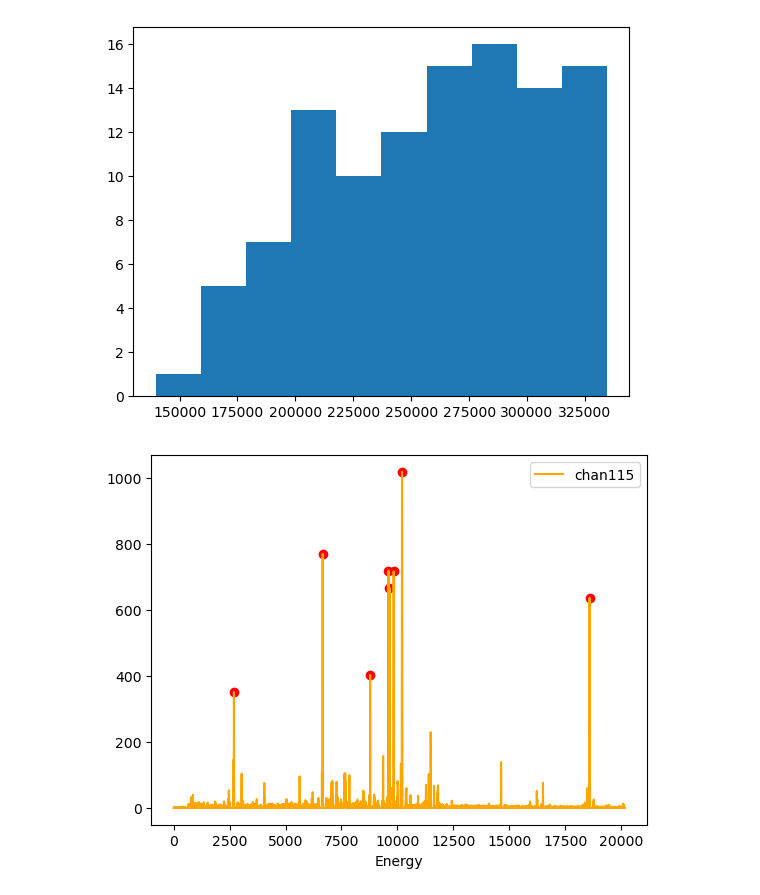
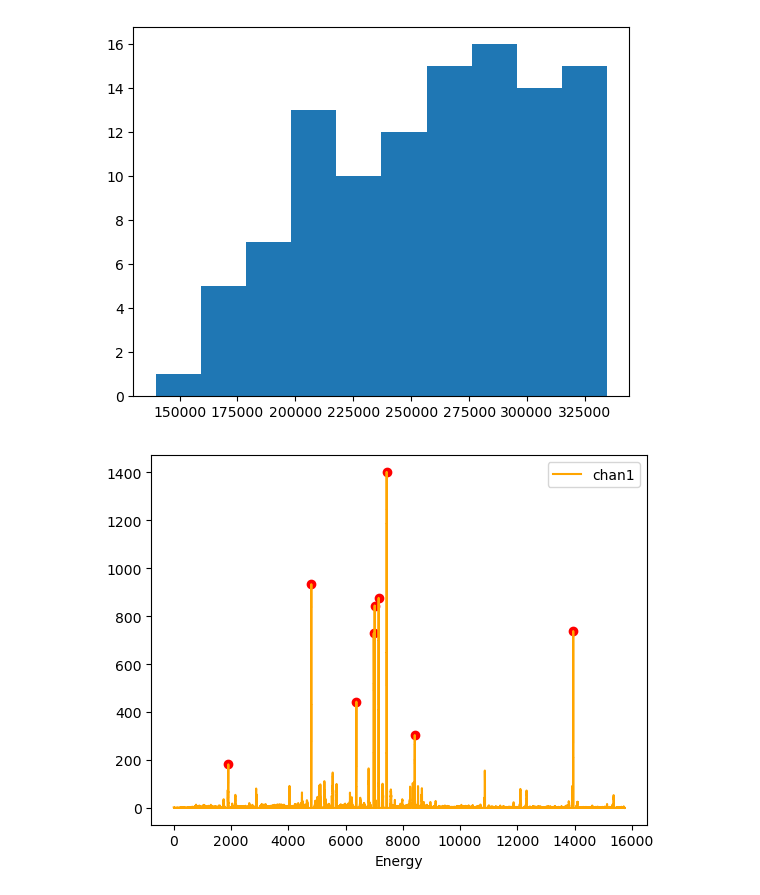
Before and after one commit to Tussky/spectral, a Jupyter notebook: Josiah.ipynb, the cells around one changed output. Saved outputs shown, nothing was run; the diff lists cells and outputs as text; code cells hidden in the pictures.

```diff
--- a/Josiah.ipynb
+++ b/Josiah.ipynb
@@ -62,12 +62,12 @@ plt.hist(channel_lengths)
 #     chan_x.scipy_peaks()
 #     chan_x.plot_channel(False, True, name = channel_name)
 # %%
-for channel_name in ['chan115']:
+for channel_name in ['chan1']:
     chan_x = sample[channel_name]
 
     chan_x.savgol_baseline_subtract()
     chan_x.scipy_peaks()
     chan_x.plot_channel(True, True, name = channel_name)
 # %% [output]
-[figure, old version]
+[figure, new version]
 # %%
```
Also changed, not shown: parts of 4 cells of this notebook, 3 other files.
